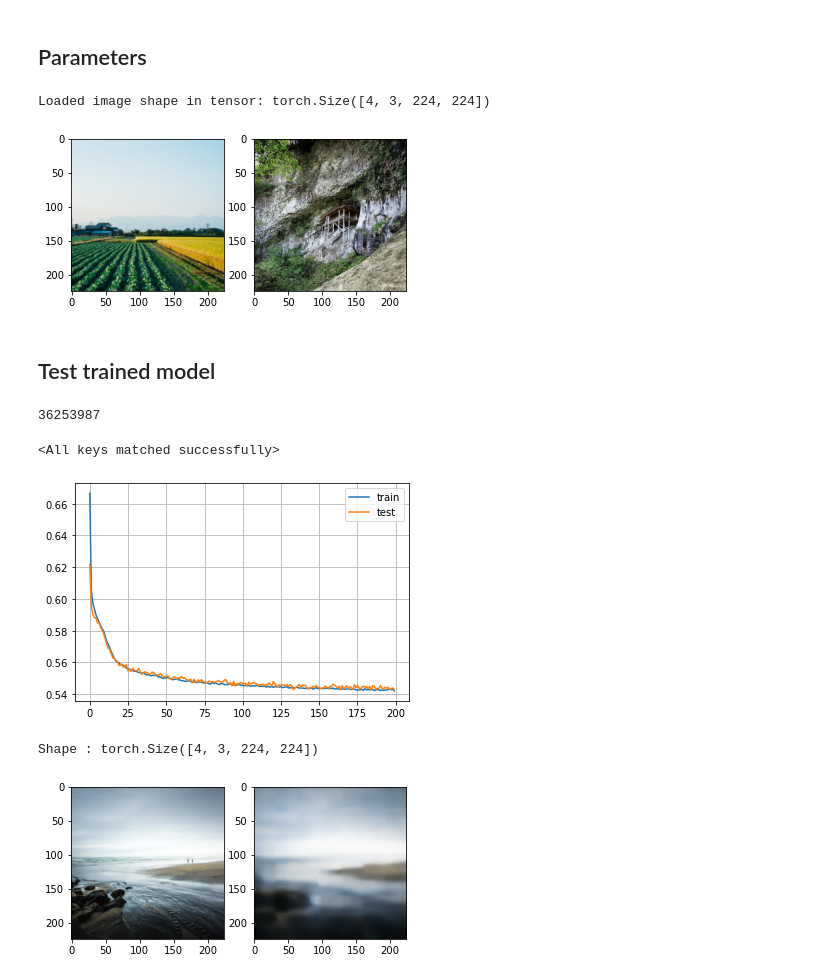
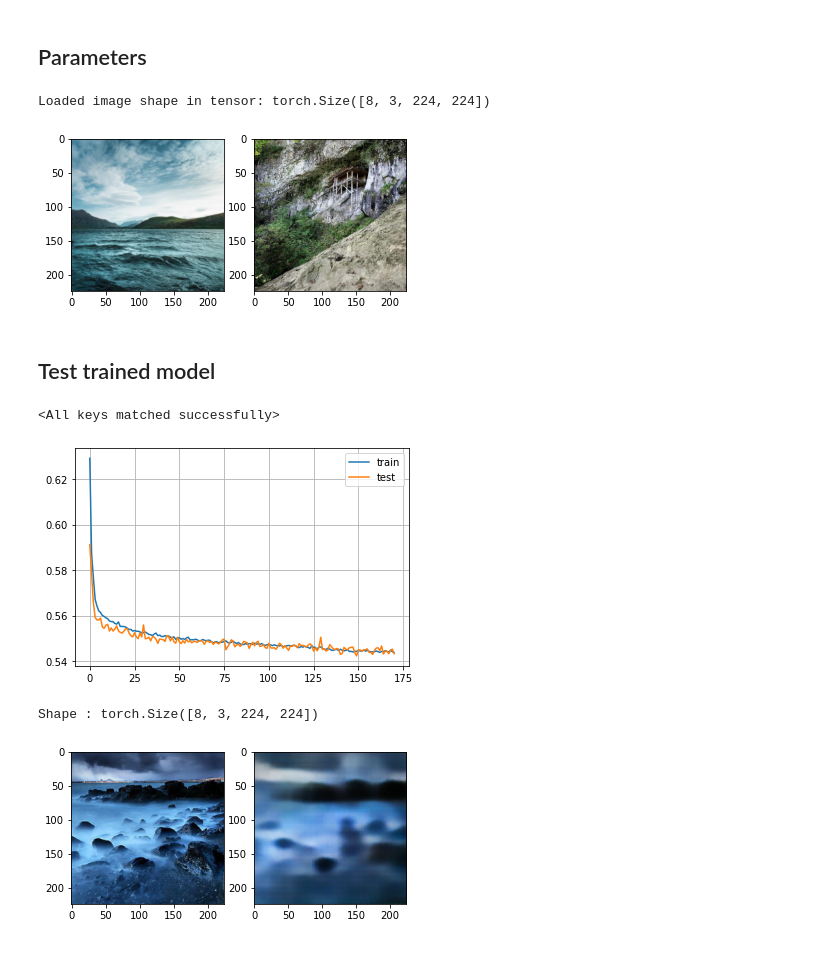
Before and after one commit to arthurviens/genmodel-DCGAN, a Jupyter notebook: autoencoder-t2.ipynb, the cells around one changed output. Drawn from its saved outputs; the diff is of its cells as text; code cells hidden in the pictures.

```diff
--- a/autoencoder-t2.ipynb
+++ b/autoencoder-t2.ipynb
@@ -18,8 +18,8 @@ device(type='cuda', index=0)
 # %% [markdown]
 ## Parameters
 # %%
-batch_size_train = 4
-batch_size_test = 4
+batch_size_train = 8
+batch_size_test = 8
 
 #train_loader, test_loader = define_mnist_loaders(batch_size_train, batch_size_test)
 train_loader, test_loader = define_landscapes_loaders(batch_size_train, batch_size_test,
@@ -42,7 +42,7 @@ img2 = x_test[0].detach().numpy().transpose((1, 2, 0))
 axes[0].imshow(img1); # .transpose((1, 2, 0))
 axes[1].imshow(img2);
 # %% [output]
-Loaded image shape in tensor: torch.Size([4, 3, 224, 224])
+Loaded image shape in tensor: torch.Size([8, 3, 224, 224])
-[figure, old version]
+[figure, new version]
 # %% [markdown]
 ## Test trained model
@@ -53,10 +49,6 @@ opt = torch.optim.Adam(autoencoder.parameters(), lr=lr, weight_decay=1e-5)
-# %%
-get_n_params(model)
-# %% [output]
-36253987
 # %%
 import pandas as pd
-fichier = "model_c-autoenc224_adam_n150"
+fichier = "model_c-autoenc224_adam_n250"
 model = C_Autoencoder_224(224*224, 2048).to(device)
 losses = pd.read_csv(f"saved_models/{fichier}.csv")
 plt.plot(losses.index, losses["train"], label = "train")
@@ -66,16 +58,16 @@ plt.grid()
 model.load_state_dict(torch.load(f"saved_models/{fichier}.sav"))
 # %% [output]
 <All keys matched successfully>
-[figure, old version]
+[figure, new version]
 # %%
-x = next(iter(train_loader))
+x = next(iter(test_loader))
 i = np.random.randint(batch_size_test)
 fig,axes = plt.subplots(1,2)
 x = x.to(device)
 reconstructed = model(x)
 print(f"Shape : {reconstructed.shape}")
 axes[0].imshow(x[i].cpu().numpy().transpose((1, 2, 0)));
 axes[1].imshow(reconstructed[i].cpu().detach().numpy().transpose((1, 2, 0)));
 # %% [output]
-Shape : torch.Size([4, 3, 224, 224])
+Shape : torch.Size([8, 3, 224, 224])
-[figure, old version]
+[figure, new version]
```
Also changed, not shown: parts of 1 cell of this notebook, 4 other files.
